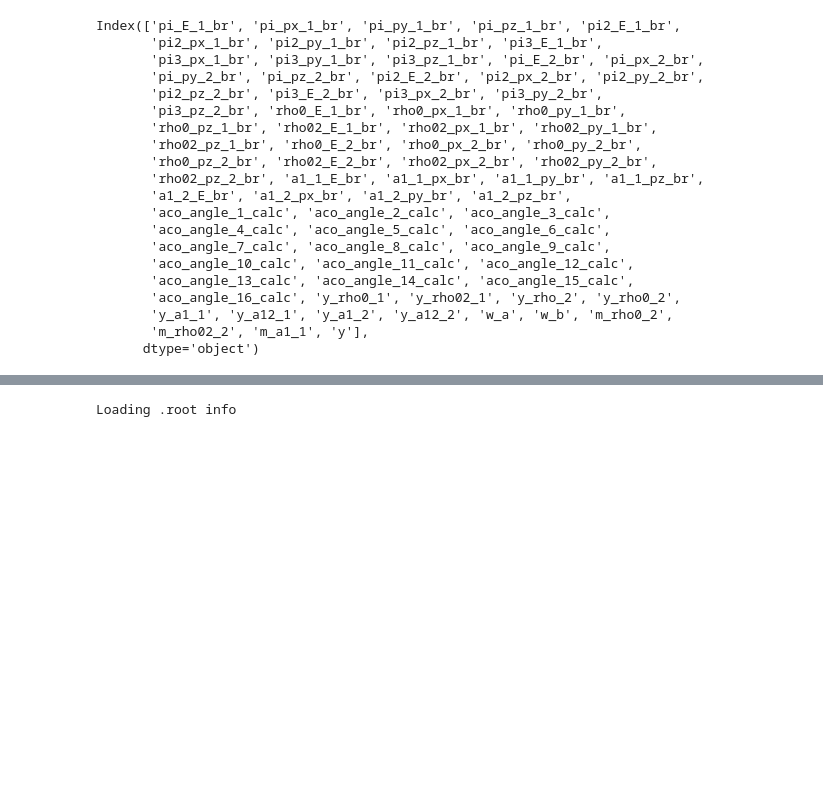
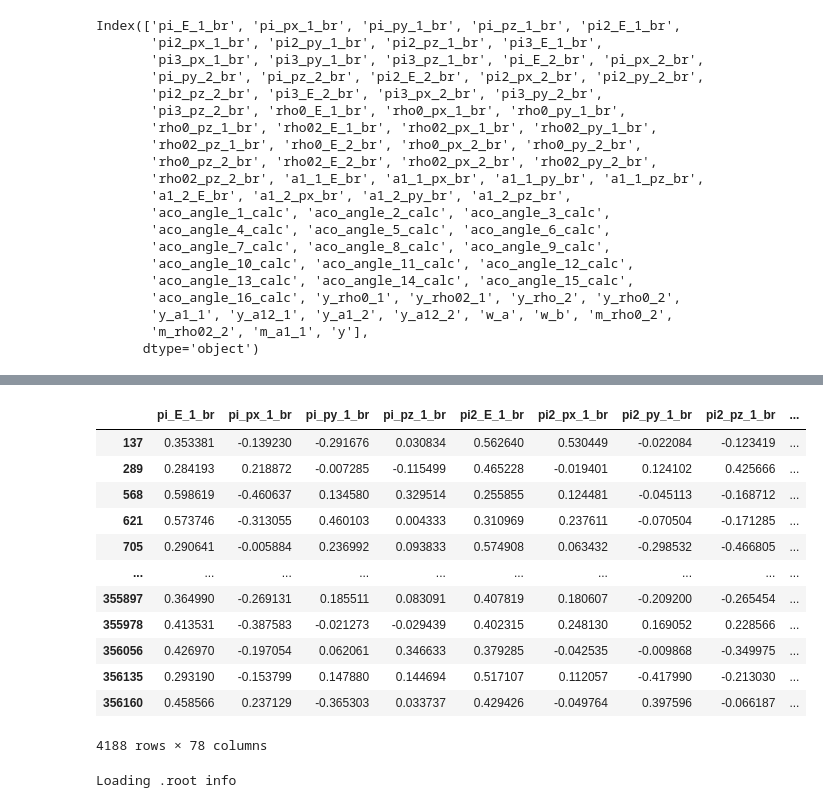
Before and after one commit to stanleyycheung/MSci-Project-HiggsTauTau, a Jupyter notebook: stanley/testing_pipeline.ipynb, the cells around one changed output, grey strips where cells are left out. Saved outputs shown, nothing was run; the diff lists cells and outputs as text; code cells hidden in the pictures; blank space fills up the shorter version.

```diff
--- a/stanley/testing_pipeline.ipynb
+++ b/stanley/testing_pipeline.ipynb
@@ -84,3 +104,19 @@ Name: y_a1_1, Length: 356184, dtype: complex128
+# %%
+input_df.loc[np.isnan(input_df.y_a1_2)]
+# %% [output]
+|  | pi_E_1_br | pi_px_1_br | pi_py_1_br | pi_pz_1_br | pi2_E_1_br | pi2_px_1_br | pi2_py_1_br | pi2_pz_1_br | ... |
+| 137 | 0.353381 | -0.139230 | -0.291676 | 0.030834 | 0.562640 | 0.530449 | -0.022084 | -0.123419 | ... |
+| 289 | 0.284193 | 0.218872 | -0.007285 | -0.115499 | 0.465228 | -0.019401 | 0.124102 | 0.425666 | ... |
+| 568 | 0.598619 | -0.460637 | 0.134580 | 0.329514 | 0.255855 | 0.124481 | -0.045113 | -0.168712 | ... |
+| 621 | 0.573746 | -0.313055 | 0.460103 | 0.004333 | 0.310969 | 0.237611 | -0.070504 | -0.171285 | ... |
+| 705 | 0.290641 | -0.005884 | 0.236992 | 0.093833 | 0.574908 | 0.063432 | -0.298532 | -0.466805 | ... |
+| ... | ... | ... | ... | ... | ... | ... | ... | ... | ... |
+| 355897 | 0.364990 | -0.269131 | 0.185511 | 0.083091 | 0.407819 | 0.180607 | -0.209200 | -0.265454 | ... |
+| 355978 | 0.413531 | -0.387583 | -0.021273 | -0.029439 | 0.402315 | 0.248130 | 0.169052 | 0.228566 | ... |
+| 356056 | 0.426970 | -0.197054 | 0.062061 | 0.346633 | 0.379285 | -0.042535 | -0.009868 | -0.349975 | ... |
+| 356135 | 0.293190 | -0.153799 | 0.147880 | 0.144694 | 0.517107 | 0.112057 | -0.417990 | -0.213030 | ... |
+| 356160 | 0.458566 | 0.237129 | -0.365303 | 0.033737 | 0.429426 | -0.049764 | 0.397596 | -0.066187 | ... |
+4188 rows × 78 columns
 # %%
 import sys
 sys.path.append('../shared/')
```
Also changed, not shown: parts of 11 cells of this notebook, 1 other file.
